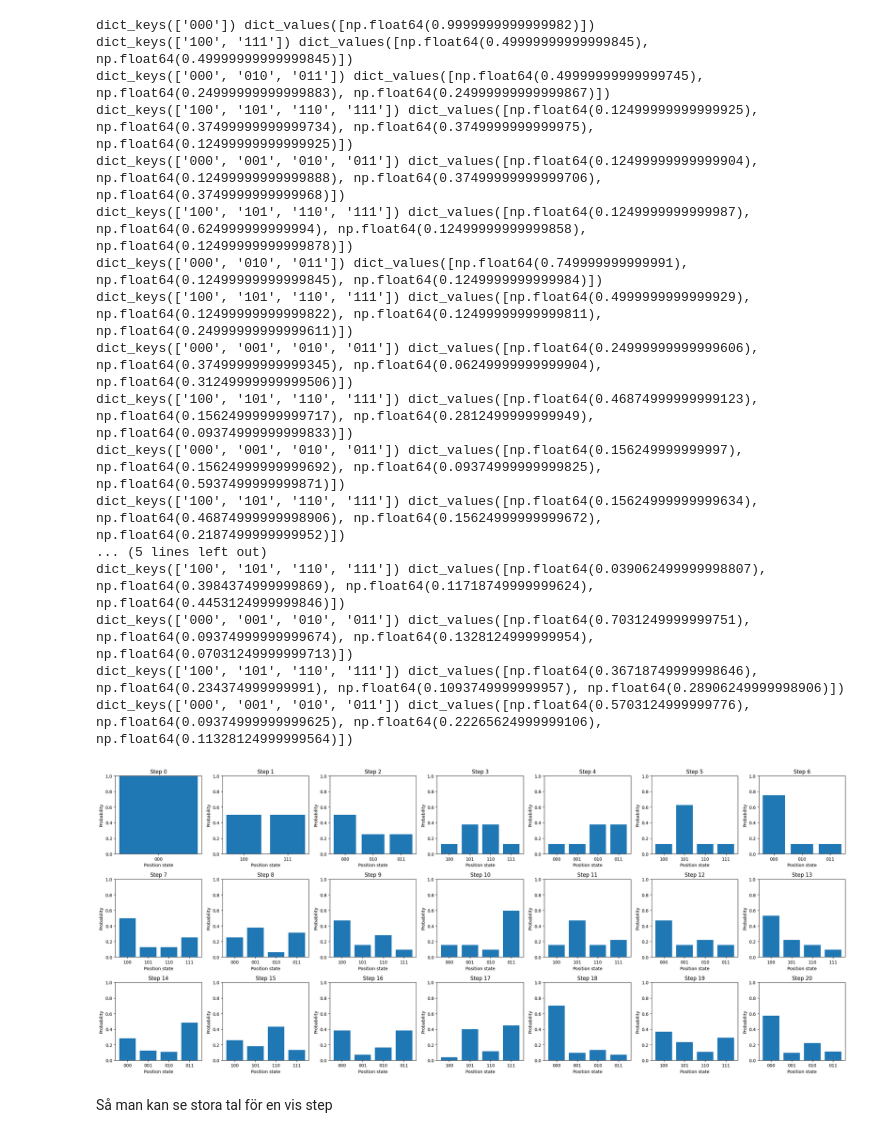
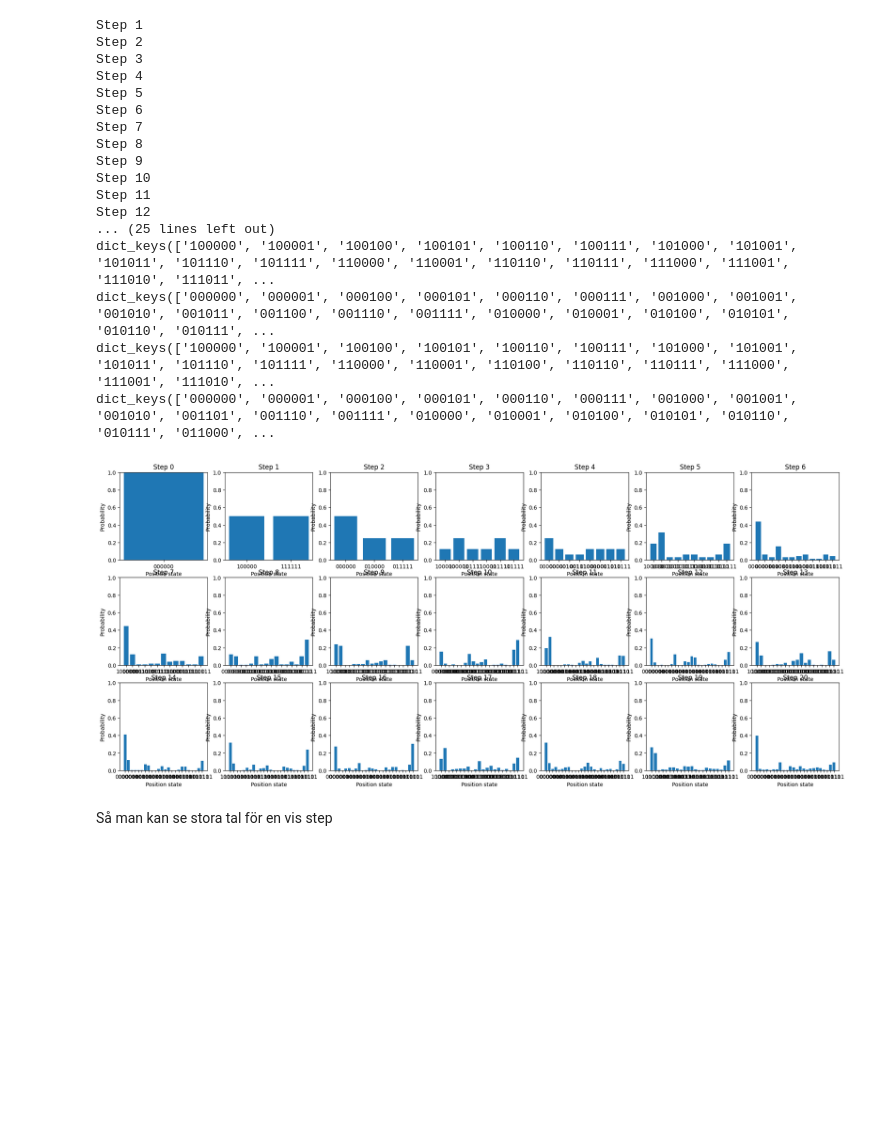
Before and after one commit to Toshihide-Sakao/DA150X-Qauntum-Szegedy-Walk, a Jupyter notebook: qiskit-saker/quantum_szegedy.ipynb, the cells around one changed output. Cells and saved outputs as stored; diff of their text form; code cells hidden in the pictures; blank space fills up the shorter version.

Commit message:
testing things should make the plots look exactly same with same x labels

```diff
--- a/qiskit-saker/quantum_szegedy.ipynb
+++ b/qiskit-saker/quantum_szegedy.ipynb
@@ -6,7 +6,7 @@ from qiskit_aer import Aer, AerSimulator
 from qiskit.quantum_info import Statevector
 from qiskit.visualization import plot_histogram
 # %%
-num_input = 3
+num_input = 6
 num_qubits = num_input * 2
 # %%
 def multi_cx(qc, controls, anti_controls, target):
@@ -129,54 +129,55 @@ qc.x(num_input * 2 - 1)
 # qc.barrier()
 
 states = []
 szegedy_step(qc)
 states.append(Statevector.from_instruction(qc))
-for _ in range(steps):
+for i in range(steps):
     qc.h(num_input + 0)
     szegedy_step(qc)
+    print(f"Step {i+1}")
     states.append(Statevector.from_instruction(qc))
 
 
 fig, axs = plt.subplots(3, 7, figsize=(24, 10))
 axs = axs.flatten()
 for i, state in enumerate(states):
     probs = state.probabilities_dict()
     filtered = {}
     for key, val in probs.items():
         if val < 0.0001:
             continue
         pos = key[:num_input]
         filtered[pos] = filtered.get(pos, 0) + val
     print(filtered.keys(), filtered.values())
     axs[i].bar(filtered.keys(), filtered.values())
     axs[i].set_title(f"Step {i}")
     axs[i].set_ylim(0, 1)
     axs[i].set_xlabel("Position state")
     axs[i].set_ylabel("Probability")
 
-plt.tight_layout()
-plt.show()
+# plt.tight_layout()
+# plt.show()
 
 # qc.draw(output="mpl")
 # %% [output]
-dict_keys(['000']) dict_values([np.float64(0.9999999999999982)])
-dict_keys(['100', '111']) dict_values([np.float64(0.49999999999999845), np.float64(0.49999999999999845)])
-dict_keys(['000', '010', '011']) dict_values([np.float64(0.49999999999999745), np.float64(0.24999999999999883), np.float64(0.24999999999999867)])
-dict_keys(['100', '101', '110', '111']) dict_values([np.float64(0.12499999999999925), np.float64(0.37499999999999734), np.float64(0.3749999999999975), np.float64(0.12499999999999925)])
-dict_keys(['000', '001', '010', '011']) dict_values([np.float64(0.12499999999999904), np.float64(0.12499999999999888), np.float64(0.37499999999999706), np.float64(0.3749999999999968)])
-dict_keys(['100', '101', '110', '111']) dict_values([np.float64(0.1249999999999987), np.float64(0.624999999999994), np.float64(0.12499999999999858), np.float64(0.12499999999999878)])
-dict_keys(['000', '010', '011']) dict_values([np.float64(0.749999999999991), np.float64(0.12499999999999845), np.float64(0.1249999999999984)])
-dict_keys(['100', '101', '110', '111']) dict_values([np.float64(0.4999999999999929), np.float64(0.12499999999999822), np.float64(0.12499999999999811), np.float64(0.24999999999999611)])
-dict_keys(['000', '001', '010', '011']) dict_values([np.float64(0.24999999999999606), np.float64(0.37499999999999345), np.float64(0.06249999999999904), np.float64(0.31249999999999506)])
-dict_keys(['100', '101', '110', '111']) dict_values([np.float64(0.46874999999999123), np.float64(0.15624999999999717), np.float64(0.2812499999999949), np.float64(0.09374999999999833)])
-dict_keys(['000', '001', '010', '011']) dict_values([np.float64(0.156249999999997), np.float64(0.15624999999999692), np.float64(0.09374999999999825), np.float64(0.5937499999999871)])
-dict_keys(['100', '101', '110', '111']) dict_values([np.float64(0.15624999999999634), np.float64(0.46874999999998906), np.float64(0.15624999999999672), np.float64(0.2187499999999952)])
-... (5 lines left out)
-dict_keys(['100', '101', '110', '111']) dict_values([np.float64(0.039062499999998807), np.float64(0.3984374999999869), np.float64(0.11718749999999624), np.float64(0.4453124999999846)])
-dict_keys(['000', '001', '010', '011']) dict_values([np.float64(0.7031249999999751), np.float64(0.09374999999999674), np.float64(0.1328124999999954), np.float64(0.07031249999999713)])
-dict_keys(['100', '101', '110', '111']) dict_values([np.float64(0.36718749999998646), np.float64(0.234374999999991), np.float64(0.1093749999999957), np.float64(0.28906249999998906)])
-dict_keys(['000', '001', '010', '011']) dict_values([np.float64(0.5703124999999776), np.float64(0.09374999999999625), np.float64(0.22265624999999106), np.float64(0.11328124999999564)])
+Step 1
+Step 2
+Step 3
+Step 4
+Step 5
+Step 6
+Step 7
+Step 8
+Step 9
+Step 10
+Step 11
+Step 12
+... (25 lines left out)
+dict_keys(['100000', '100001', '100100', '100101', '100110', '100111', '101000', '101001', '101011', '101110', '101111', '110000', '110001', '110110', '110111', '111000', '111001', '111010', '111011', ...
+dict_keys(['000000', '000001', '000100', '000101', '000110', '000111', '001000', '001001', '001010', '001011', '001100', '001110', '001111', '010000', '010001', '010100', '010101', '010110', '010111', ...
+dict_keys(['100000', '100001', '100100', '100101', '100110', '100111', '101000', '101001', '101011', '101110', '101111', '110000', '110001', '110100', '110110', '110111', '111000', '111001', '111010', ...
+dict_keys(['000000', '000001', '000100', '000101', '000110', '000111', '001000', '001001', '001010', '001101', '001110', '001111', '010000', '010001', '010100', '010101', '010110', '010111', '011000', ...
-[figure, old version]
+[figure, new version]
 # %% [markdown]
 Så man kan se stora tal för en vis step
 # %%
```
Also changed, not shown: parts of 2 cells of this notebook, 1 other file.
